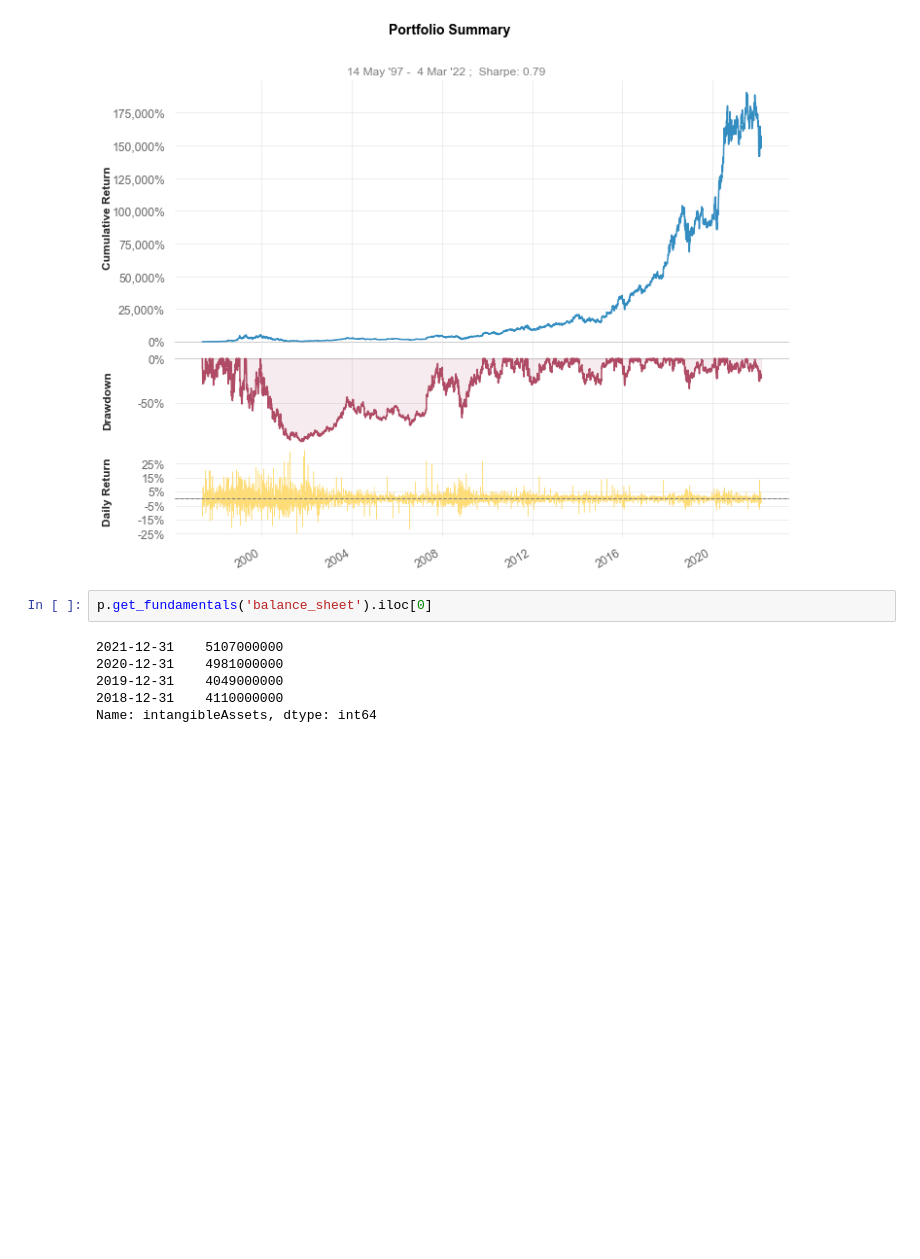
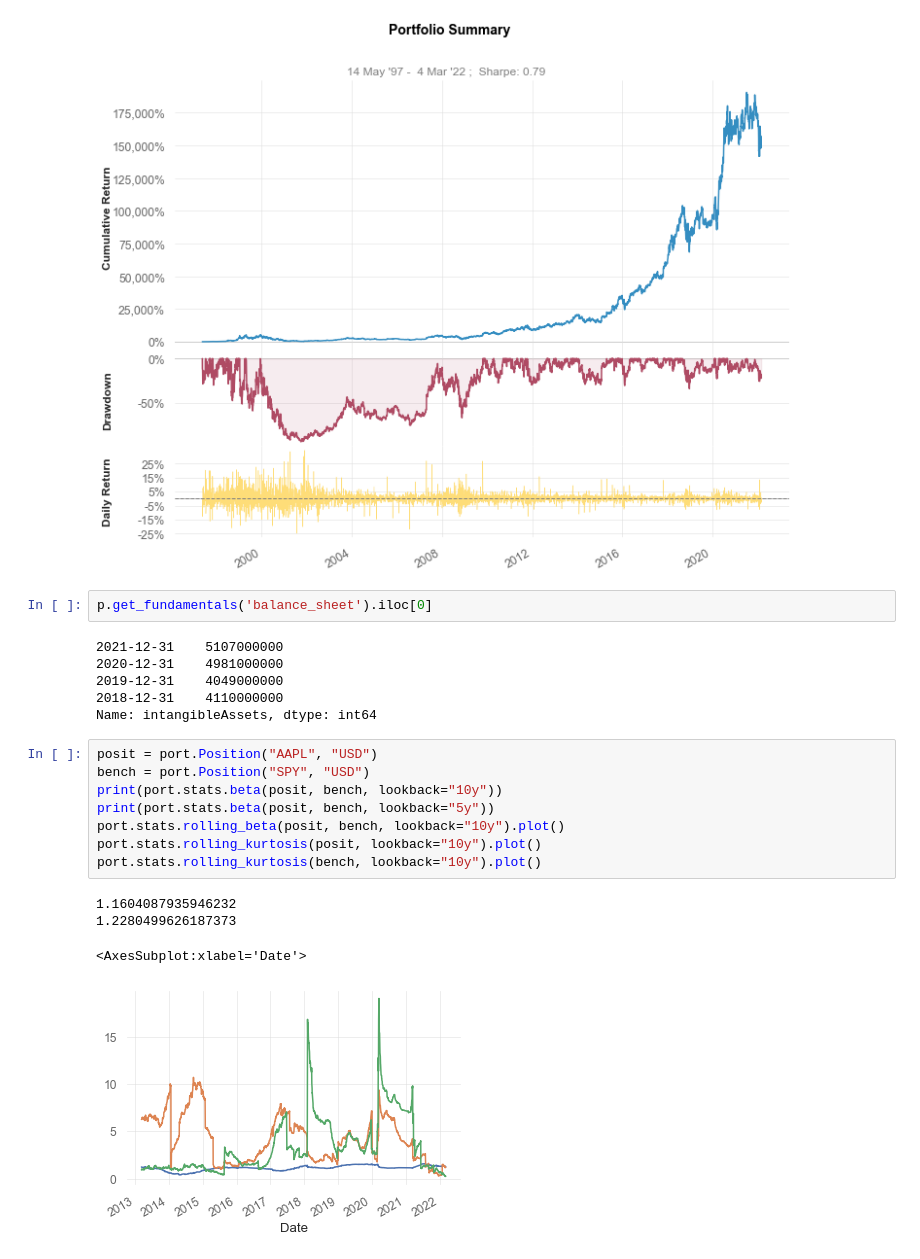
Before and after one commit to webclinic017/pyportlib, a Jupyter notebook: examples/examples.ipynb, the cells around one changed output. Cells and saved outputs as stored; diff of their text form; blank space fills up the shorter version.

```diff
--- a/examples/examples.ipynb
+++ b/examples/examples.ipynb
@@ -109,3 +109,16 @@ p.get_fundamentals('balance_sheet').iloc[0]
 2019-12-31    4049000000
 2018-12-31    4110000000
 Name: intangibleAssets, dtype: int64
+# %%
+posit = port.Position("AAPL", "USD")
+bench = port.Position("SPY", "USD")
+print(port.stats.beta(posit, bench, lookback="10y"))
+print(port.stats.beta(posit, bench, lookback="5y"))
+port.stats.rolling_beta(posit, bench, lookback="10y").plot()
+port.stats.rolling_kurtosis(posit, lookback="10y").plot()
+port.stats.rolling_kurtosis(bench, lookback="10y").plot()
+# %% [output]
+1.1604087935946232
+1.2280499626187373
+<AxesSubplot:xlabel='Date'>
+[figure, added]
```
Also changed, not shown: parts of 2 cells of this notebook, 13 other files.
